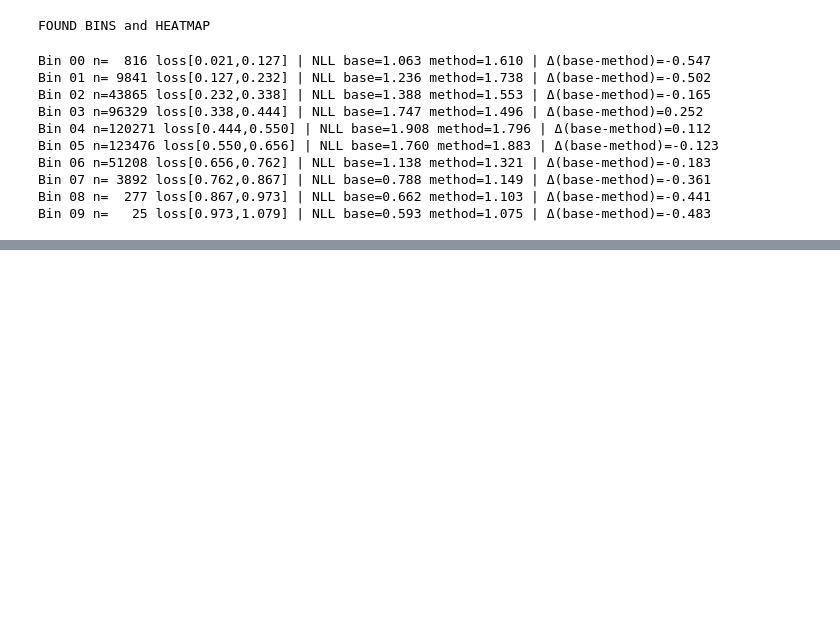
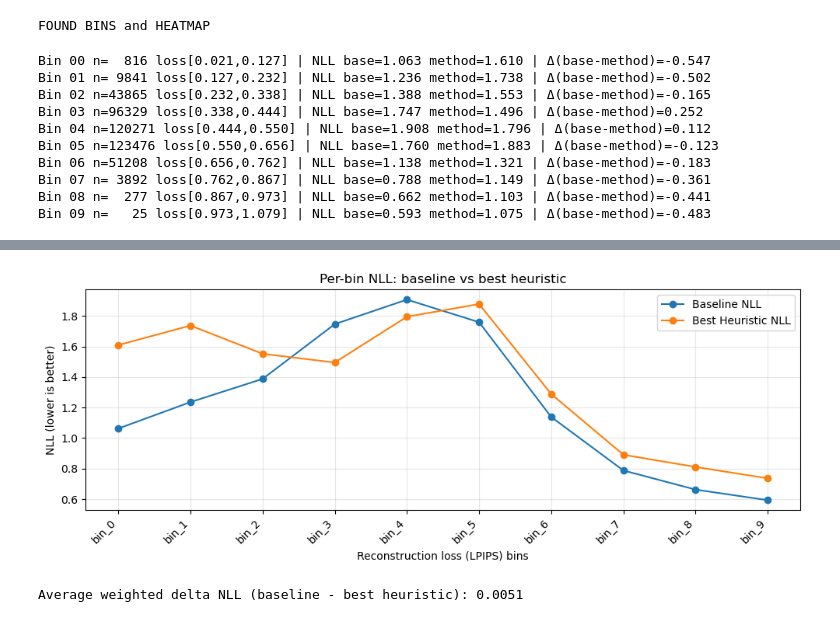
Before and after one commit to hevra01/thesis, a Jupyter notebook: notebooks/baselines/lower_bound/lpips_given_recon_loss_find_token_count.ipynb, the cells around one changed output, grey strips where cells are left out. Saved outputs shown, nothing was run; the diff lists cells and outputs as text; code cells hidden in the pictures; blank space fills up the shorter version.

```diff
--- a/notebooks/baselines/lower_bound/lpips_given_recon_loss_find_token_count.ipynb
+++ b/notebooks/baselines/lower_bound/lpips_given_recon_loss_find_token_count.ipynb
@@ -293,7 +274,7 @@ def per_bin_nll_baseline(loader, bin_edges, baseline_dist, k_to_idx):
 # Baseline per-bin NLL
 #   baseline_dist[b] is a prob vector over k_values for LPIPS bin b
 # ----------------------------
-def per_bin_nll_heuristic(loader, bin_edges, models, k_values, k_to_idx, tau=0.02):
+def per_bin_nll_heuristic(loader, bin_edges, models, k_values, tau=0.02):
     """
     Compute per-LPIPS-bin average NLL for the heuristic method,
     leveraging `conditioned_k_distribution` to compute per-sample weights over k.
@@ -480,0 +536,7 @@ plot_per_bin_nll(rows, title="Per-bin NLL (tau=0.05)")
+# %%
+# log the lowest NLL achieved for each bin
+print("\nLowest NLL achieved per bin:")
+for b in range(num_bins):
+    lo, hi = float(bin_edges[b]), float(bin_edges[b+1])
+    best_nll = np.nanmin(nll_various_taus[:, b])
+    print(f"bin={b:02d} loss[{lo:.3f},{hi:.3f}] best_nll={best_nll:.04f}")
@@ -480,0 +555,25 @@ plot_per_bin_nll(rows, title="Per-bin NLL (tau=0.05)")
+# %%
+# plot this against the baseline NLL
+best_nlls = [np.nanmin(nll_various_taus[:, b]) for b in range(num_bins)]
+deltas = [rows_baselines[b]['baseline_nll'] - best_nlls[b] for b in range(num_bins)]
+plt.figure(figsize=(10, 4))
+plt.plot(range(num_bins), [rows_baselines[b]['baseline_nll'] for b in range(num_bins)], marker="o", label="Baseline NLL")
+plt.plot(range(num_bins), best_nlls, marker="o", label="Best Heuristic NLL")
+plt.xticks(range(num_bins), [f"bin_{i}" for i in range(num_bins)], rotation=45, ha="right")
+plt.xlabel("Reconstruction loss (LPIPS) bins")
+plt.ylabel("NLL (lower is better)")
+plt.title("Per-bin NLL: baseline vs best heuristic")
+plt.grid(alpha=0.3)
+plt.legend()
+plt.tight_layout()
+plt.show()
+# %% [output]
+[figure, added]
+# %%
+# take the count into account in comparison
+weighted_delta_nll = sum(d * counts_per_bin[b] for b, d in enumerate(deltas) if not np.isnan(d))
+total_counts = sum(counts_per_bin)
+avg_weighted_delta_nll = weighted_delta_nll / total_counts if total_counts > 0 else float('nan')
+print(f"\nAverage weighted delta NLL (baseline - best heuristic): {avg_weighted_delta_nll:.4f}")
+# %% [output]
+Average weighted delta NLL (baseline - best heuristic): 0.0051
```
Also changed, not shown: parts of 16 cells of this notebook, 1 other file.
